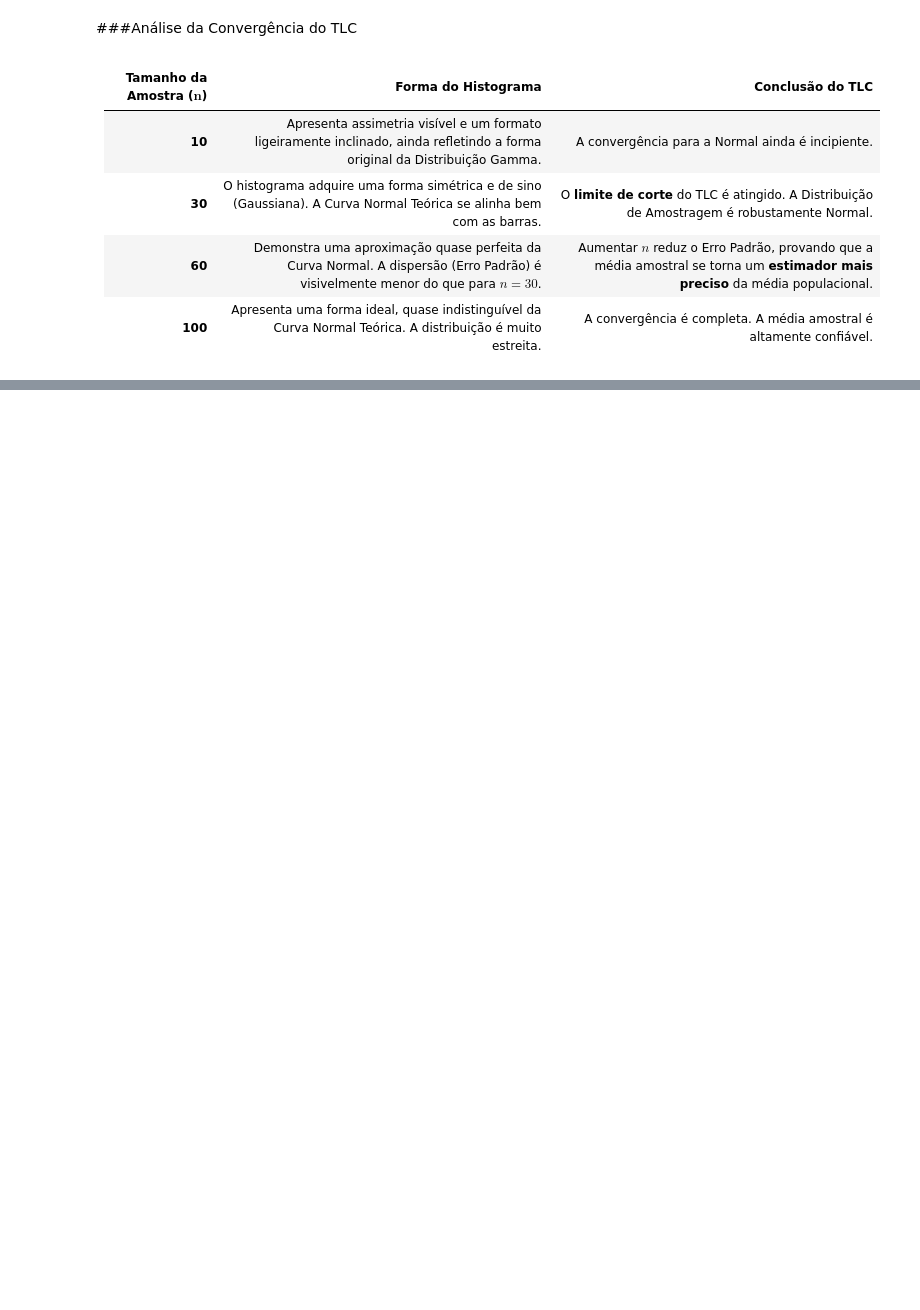
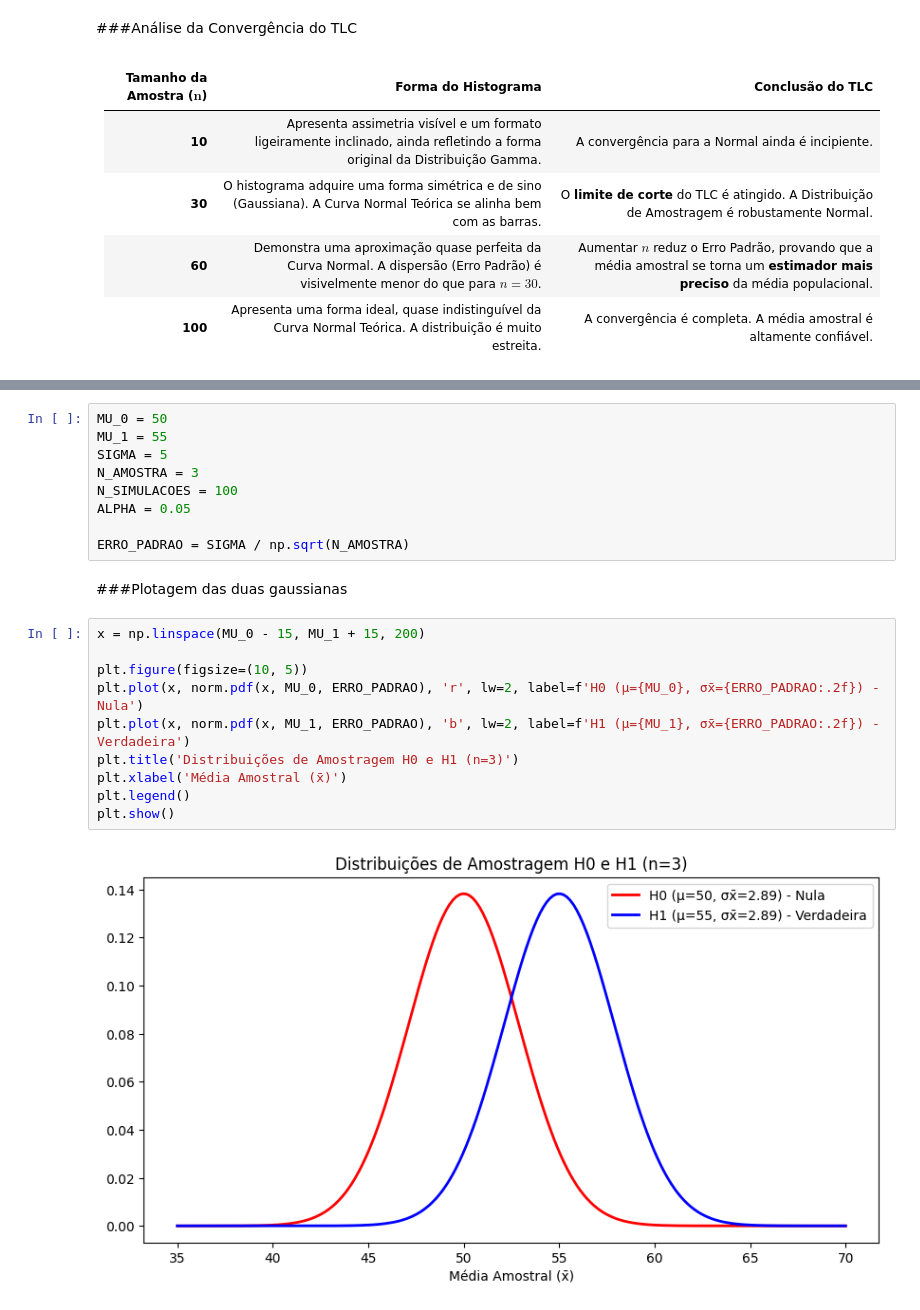
Before and after one commit to KevinWashington/SILLM_Atividade_1, a Jupyter notebook: Atividade_1_Zscore_Binomial.ipynb, the cells around one changed output, grey strips where cells are left out. Saved outputs shown, nothing was run; the diff lists cells and outputs as text; blank space fills up the shorter version.

```diff
--- a/Atividade_1_Zscore_Binomial.ipynb
+++ b/Atividade_1_Zscore_Binomial.ipynb
@@ -468,0 +584,23 @@ plt.show()
+# %%
+MU_0 = 50
+MU_1 = 55
+SIGMA = 5
+N_AMOSTRA = 3
+N_SIMULACOES = 100
+ALPHA = 0.05
+
+ERRO_PADRAO = SIGMA / np.sqrt(N_AMOSTRA)
+# %% [markdown]
+###Plotagem das duas gaussianas
+# %%
+x = np.linspace(MU_0 - 15, MU_1 + 15, 200)
+
+plt.figure(figsize=(10, 5))
+plt.plot(x, norm.pdf(x, MU_0, ERRO_PADRAO), 'r', lw=2, label=f'H0 (μ={MU_0}, σx̄={ERRO_PADRAO:.2f}) - Nula')
+plt.plot(x, norm.pdf(x, MU_1, ERRO_PADRAO), 'b', lw=2, label=f'H1 (μ={MU_1}, σx̄={ERRO_PADRAO:.2f}) - Verdadeira')
+plt.title('Distribuições de Amostragem H0 e H1 (n=3)')
+plt.xlabel('Média Amostral (x̄)')
+plt.legend()
+plt.show()
+# %% [output]
+[figure, added]
```
Also changed, not shown: parts of 28 cells of this notebook.
